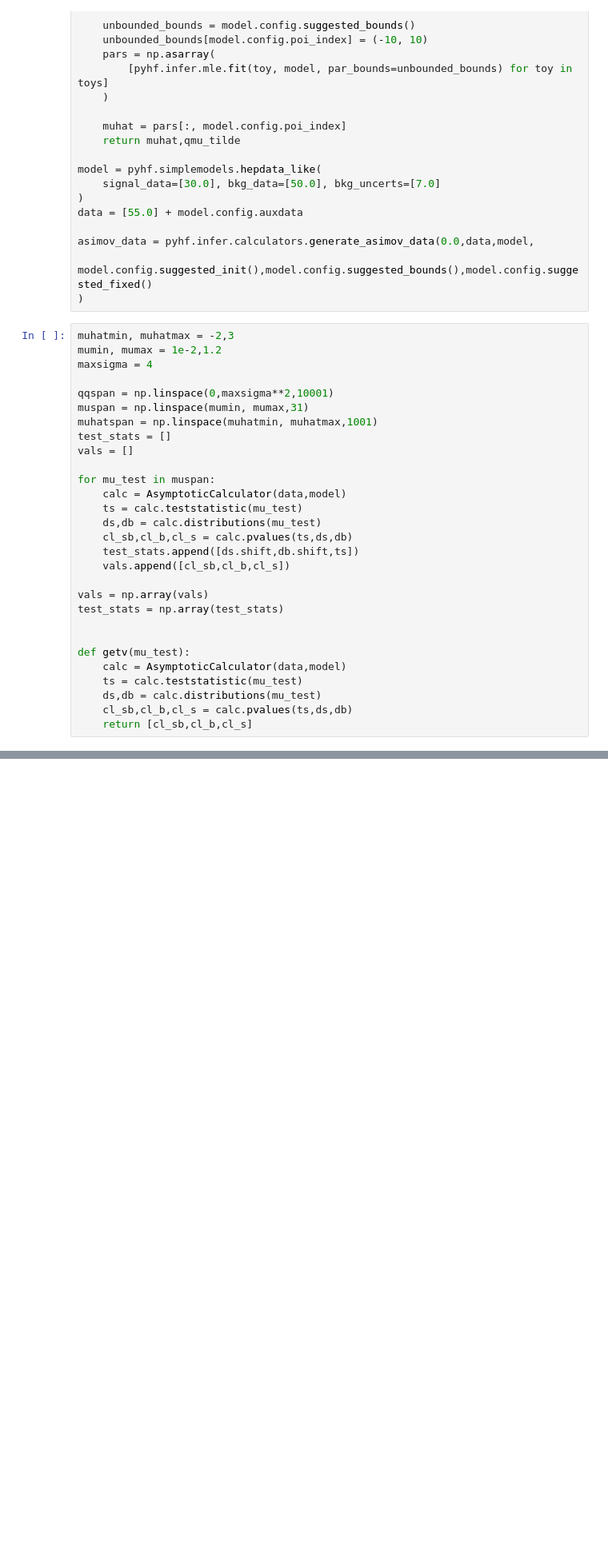
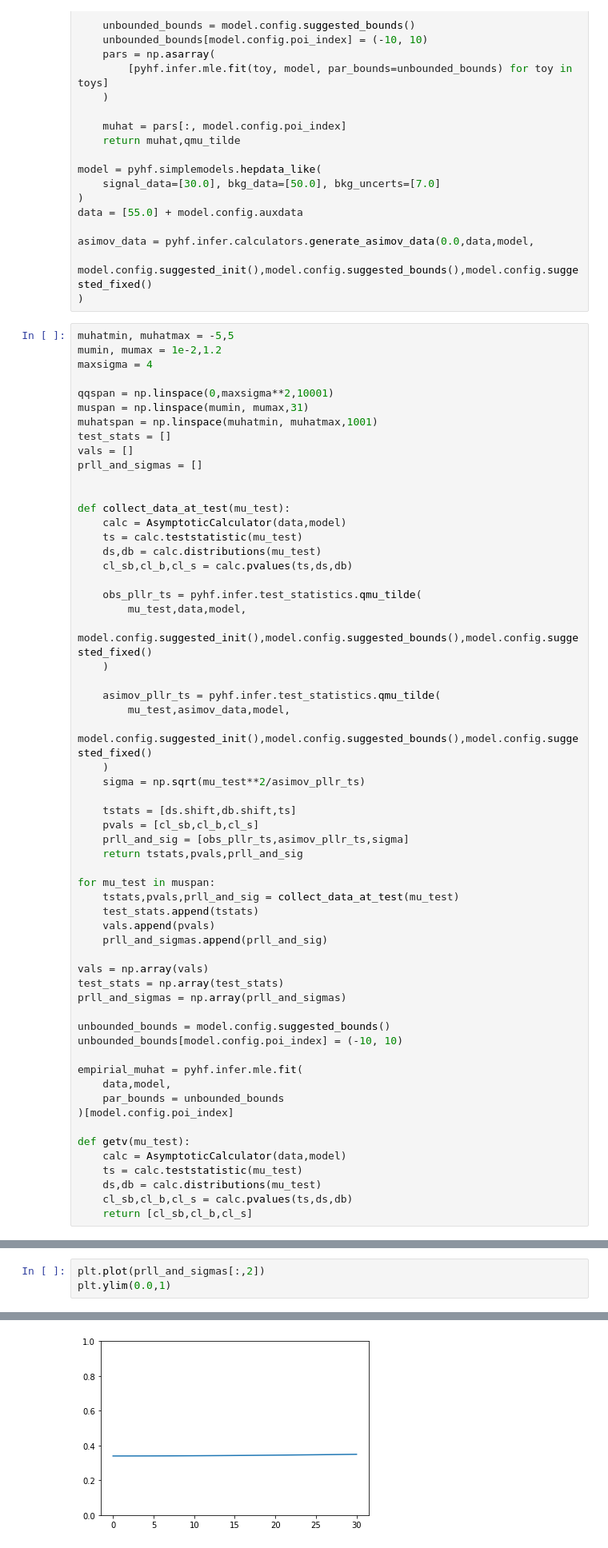
Before and after one commit to pineappleslikei/pyhf, a Jupyter notebook: docs/examples/notebooks/learn/details_cls.ipynb, the cells around one changed output, grey strips where cells are left out. Shown: that part at 80% size. Drawn from its saved outputs; the diff is of its cells as text; blank space fills up the shorter version.

```diff
--- a/docs/examples/notebooks/learn/details_cls.ipynb
+++ b/docs/examples/notebooks/learn/details_cls.ipynb
@@ -81,7 +81,7 @@ asimov_data = pyhf.infer.calculators.generate_asimov_data(0.0,data,model,
         model.config.suggested_init(),model.config.suggested_bounds(),model.config.suggested_fixed()
 )
 # %%
-muhatmin, muhatmax = -2,3
+muhatmin, muhatmax = -5,5
 mumin, mumax = 1e-2,1.2
 maxsigma = 4
 
@@ -90,18 +90,48 @@ muspan = np.linspace(mumin, mumax,31)
 muhatspan = np.linspace(muhatmin, muhatmax,1001)
 test_stats = []
 vals = []
+prll_and_sigmas = []
 
-for mu_test in muspan:
+
+def collect_data_at_test(mu_test):
     calc = AsymptoticCalculator(data,model)
     ts = calc.teststatistic(mu_test)
     ds,db = calc.distributions(mu_test)
     cl_sb,cl_b,cl_s = calc.pvalues(ts,ds,db)
-    test_stats.append([ds.shift,db.shift,ts])
-    vals.append([cl_sb,cl_b,cl_s])
+
+    obs_pllr_ts = pyhf.infer.test_statistics.qmu_tilde(
+        mu_test,data,model,
+        model.config.suggested_init(),model.config.suggested_bounds(),model.config.suggested_fixed()
+    )
+
+    asimov_pllr_ts = pyhf.infer.test_statistics.qmu_tilde(
+        mu_test,asimov_data,model,
+        model.config.suggested_init(),model.config.suggested_bounds(),model.config.suggested_fixed()
+    )
+    sigma = np.sqrt(mu_test**2/asimov_pllr_ts)
+
+    tstats = [ds.shift,db.shift,ts]
+    pvals = [cl_sb,cl_b,cl_s]
+    prll_and_sig = [obs_pllr_ts,asimov_pllr_ts,sigma]
+    return tstats,pvals,prll_and_sig
+
+for mu_test in muspan:
+    tstats,pvals,prll_and_sig = collect_data_at_test(mu_test)
+    test_stats.append(tstats)
+    vals.append(pvals)
+    prll_and_sigmas.append(prll_and_sig)
 
 vals = np.array(vals)
 test_stats = np.array(test_stats)
+prll_and_sigmas = np.array(prll_and_sigmas)
 
+unbounded_bounds = model.config.suggested_bounds()
+unbounded_bounds[model.config.poi_index] = (-10, 10)
+
+empirial_muhat = pyhf.infer.mle.fit(
+    data,model,
+    par_bounds = unbounded_bounds
+)[model.config.poi_index]
 
 def getv(mu_test):
     calc = AsymptoticCalculator(data,model)
@@ -337,0 +372,4 @@ for index in range(len(muspan)):
+# %%
+plt.plot(prll_and_sigmas[:,2])
+plt.ylim(0.0,1)
+# %% [output]
@@ -337,0 +377 @@ for index in range(len(muspan)):
+[figure, added]
```
Also changed, not shown: parts of 5 cells of this notebook.
